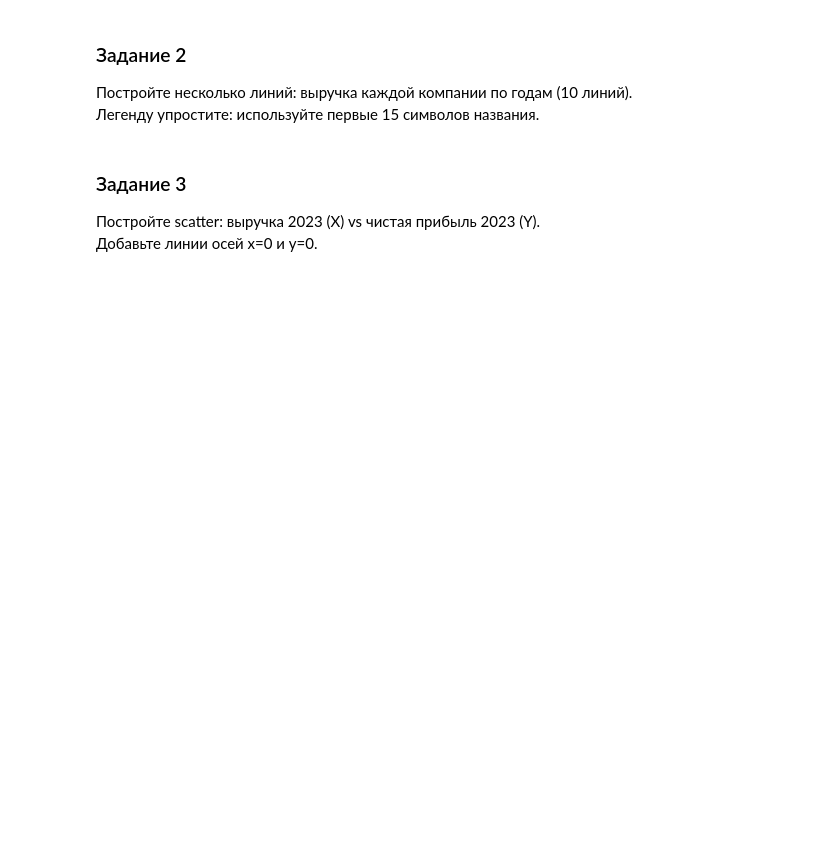
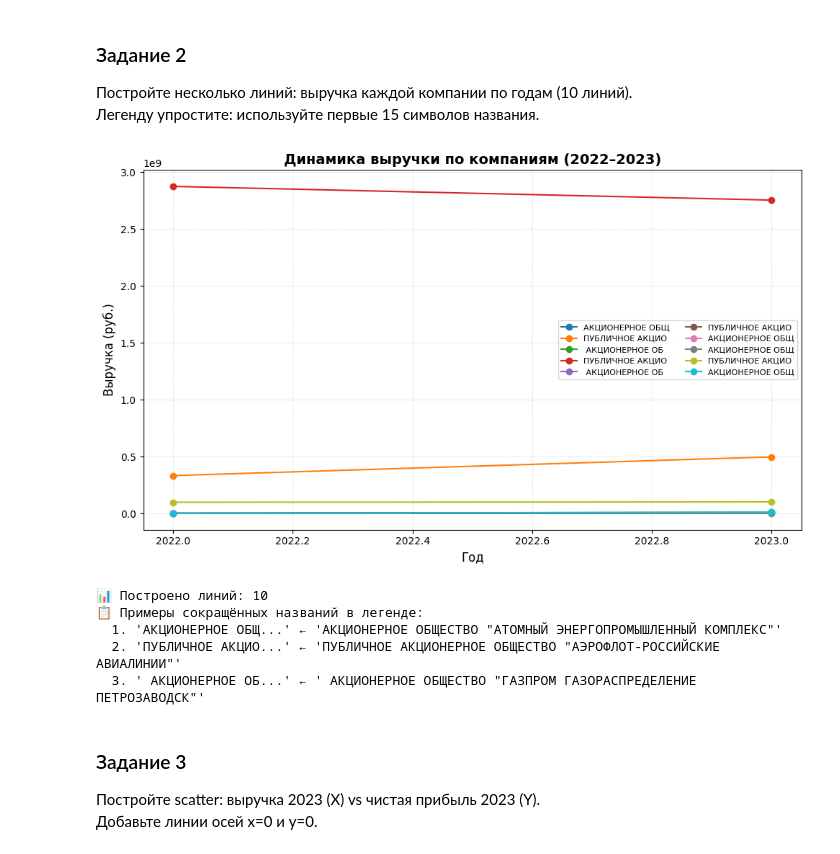
Before and after one commit to Prashkov1ch/python-ai-Prashkovich-Anna, a Jupyter notebook: Копия_Lab03_Economists_Student.ipynb, the cells around one changed output. Cells and saved outputs as stored; diff of their text form; code cells hidden in the pictures; blank space fills up the shorter version.

```diff
--- a/Копия_Lab03_Economists_Student.ipynb
+++ b/Копия_Lab03_Economists_Student.ipynb
@@ -166,3 +165,54 @@ ValueError: Invalid format specifier ',+,.0f' for object of type 'float'
+# %%
+# Задание 2: Выручка каждой компании по годам (10 линий)
+
+# 1. Импортируем matplotlib для построения графиков
+import matplotlib.pyplot as plt
+
+# 2. Создаём фигуру с подходящим размером
+plt.figure(figsize=(10, 6))
+
+# 3. Проходим по каждой компании и строим отдельную линию
+for i in range(len(names)):
+    # Выручка текущей компании за 2022 и 2023 годы
+    company_revenue = revenue[i, :]  # [выручка_2022, выручка_2023]
+
+    # Упрощаем название: берём первые 15 символов для легенды
+    short_name = names[i][:15]
+
+    # Строим линию для этой компании
+    plt.plot(years, company_revenue, marker='o', label=short_name, linewidth=1.5)
+
+# 4. Добавляем подписи осей и заголовок
+plt.xlabel('Год', fontsize=12)
+plt.ylabel('Выручка (руб.)', fontsize=12)
+plt.title('Динамика выручки по компаниям (2022–2023)', fontsize=14, fontweight='bold')
+
+# 5. Добавляем сетку для удобства чтения
+plt.grid(True, alpha=0.3, linestyle='--')
+
+# 6. Добавляем легенду с упрощёнными названиями
+# loc='best' — matplotlib сам выберет лучшее место для легенды
+# fontsize=8 — уменьшаем шрифт, чтобы легенда помещалась
+plt.legend(loc='best', fontsize=8, ncol=2)
+
+# 7. Оптимизируем расположение элементов
+plt.tight_layout()
+
+# 8. Показываем график
+plt.show()
+
+# 9. Выводим справку о том, что отображено
+print("📊 Построено линий:", len(names))
+print("📋 Примеры сокращённых названий в легенде:")
+for i, name in enumerate(names[:3], 1):
+    print(f"  {i}. '{name[:15]}...' ← '{name}'")
+# %% [output]
+[figure, added]
+📊 Построено линий: 10
+📋 Примеры сокращённых названий в легенде:
+  1. 'АКЦИОНЕРНОЕ ОБЩ...' ← 'АКЦИОНЕРНОЕ ОБЩЕСТВО "АТОМНЫЙ ЭНЕРГОПРОМЫШЛЕННЫЙ КОМПЛЕКС"'
+  2. 'ПУБЛИЧНОЕ АКЦИО...' ← 'ПУБЛИЧНОЕ АКЦИОНЕРНОЕ ОБЩЕСТВО "АЭРОФЛОТ-РОССИЙСКИЕ АВИАЛИНИИ"'
+  3. ' АКЦИОНЕРНОЕ ОБ...' ← ' АКЦИОНЕРНОЕ ОБЩЕСТВО "ГАЗПРОМ ГАЗОРАСПРЕДЕЛЕНИЕ ПЕТРОЗАВОДСК"'
 # %% [markdown]
 ### Задание 3
 Постройте scatter: выручка 2023 (X) vs чистая прибыль 2023 (Y).
```
Also changed, not shown: parts of 23 cells of this notebook.
